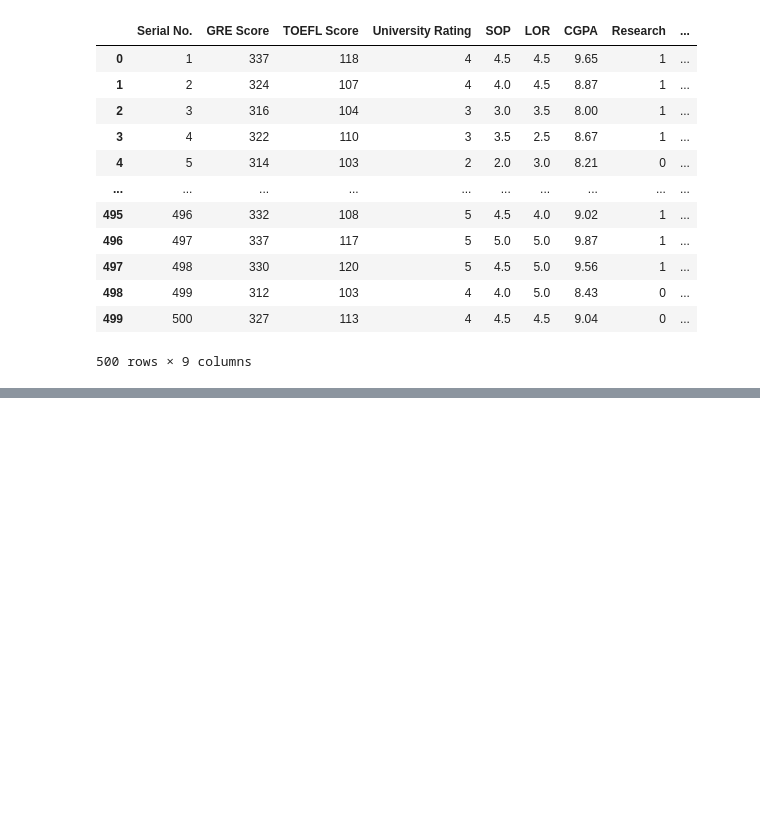
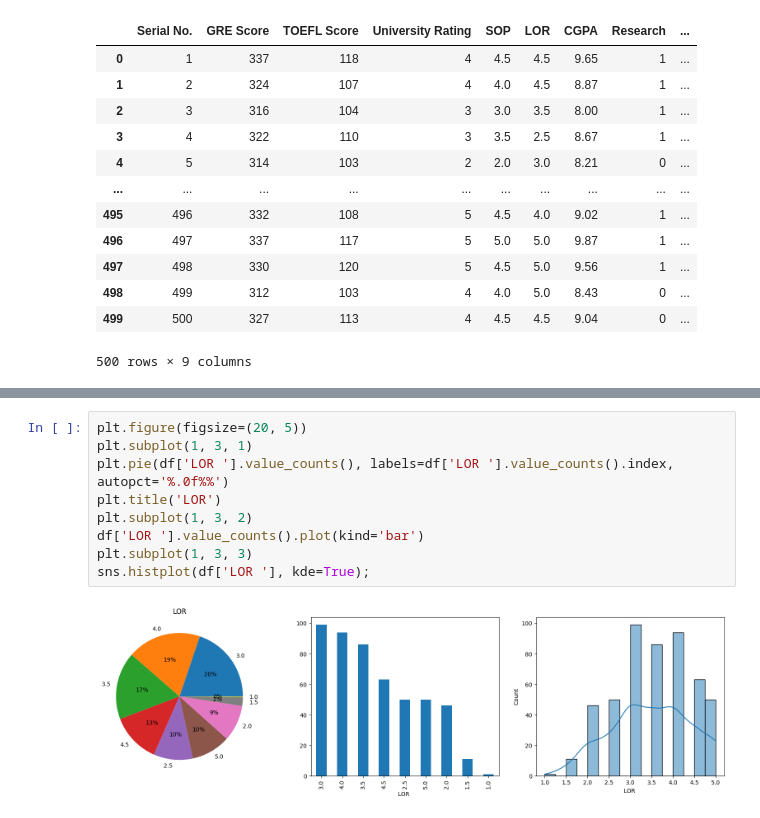
Before and after one commit to IshanSarkar/Education_Administration_Programs-Linear_Regression, a Jupyter notebook: python notebook/eap_lr.ipynb, the cells around one changed output, grey strips where cells are left out. Saved outputs shown, nothing was run; the diff lists cells and outputs as text; blank space fills up the shorter version.

```diff
--- a/python notebook/eap_lr.ipynb
+++ b/python notebook/eap_lr.ipynb
@@ -22,0 +299,11 @@ df
+# %%
+plt.figure(figsize=(20, 5))
+plt.subplot(1, 3, 1)
+plt.pie(df['LOR '].value_counts(), labels=df['LOR '].value_counts().index, autopct='%.0f%%')
+plt.title('LOR')
+plt.subplot(1, 3, 2)
+df['LOR '].value_counts().plot(kind='bar')
+plt.subplot(1, 3, 3)
+sns.histplot(df['LOR '], kde=True);
+# %% [output]
+[figure, added]
```
Also changed, not shown: parts of 35 cells of this notebook.
